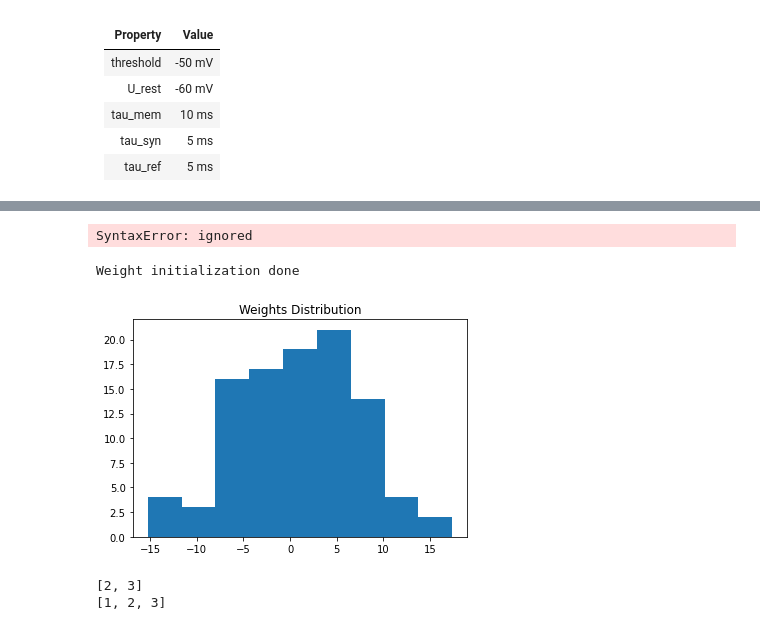
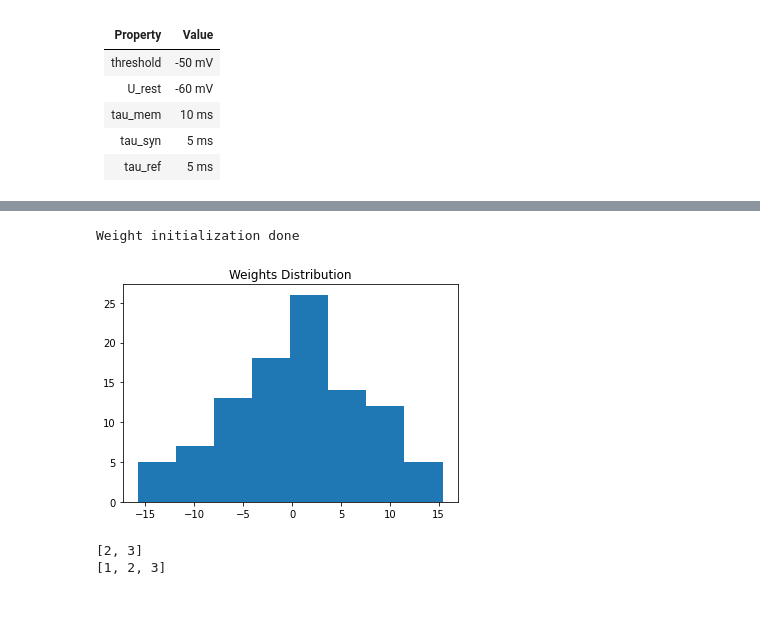
Before and after one commit to divyanshgupt/Unreliable-Transmission, a Jupyter notebook: Superspike implementation.ipynb, the cells around one changed output, grey strips where cells are left out. Cells and saved outputs as stored; diff of their text form; code cells hidden in the pictures.

```diff
--- a/Superspike implementation.ipynb
+++ b/Superspike implementation.ipynb
@@ -580,12 +555,3 @@ print(type(beta))
-# %%
-def weight_update(input, output, target, mem, args):
-  update = torch.zeros(nb_outputs)
-
-  for i in range(nb_outputs):
-    update[i] = error_signal(output, target)*eligibility_trace(mem, input[i]
-  update = error_signal(output, target)*
-# %% [output]
-SyntaxError: ignored
 # %%
 #@title Input Spike Trains
 
@@ -603,23 +569,28 @@ target[:: nb_steps//5] = 1
 # %%
 #@title Weight Initialization
 
-weight_scale = 70*(1 - 0) # copied from spytorch
+def initialize_weights(nb_inputs, nb_outputs, scale=70):
 
-weights = torch.empty((nb_inputs, nb_outputs), device=device, dtype=dtype)
-torch.nn.init.normal_(weights, mean=0.5, std=weight_scale/np.sqrt(nb_inputs))
-print("Weight initialization done")
+  weight_scale = scale*(1 - 0) # copied from spytorch
+
+  weights = torch.empty((nb_inputs, nb_outputs), device=device, dtype=dtype)
+  weights = torch.nn.init.normal_(weights, mean=0.5, std=weight_scale/np.sqrt(nb_inputs))
+  print("Weight initialization done")
+  return weights
-# %% [output]
-Weight initialization done
+# %%
+weights = initialize_weights(nb_inputs, nb_outputs)
+# %% [output]
+Weight initialization done
 # %%
 def plot_weight_distribution(weights):
-  weights = torch.flatten(weights)
+  weights = torch.flatten(weights).to('cpu')
   plt.hist(weights, bins='fd')
   plt.title("Weights Distribution")
   plt.show()
 
 plot_weight_distribution(weights)
 # %% [output]
-[figure, old version]
+[figure, new version]
 # %%
 a = [1, 2, 3]
 print(a[-2:])
```
Also changed, not shown: parts of 18 cells of this notebook.
